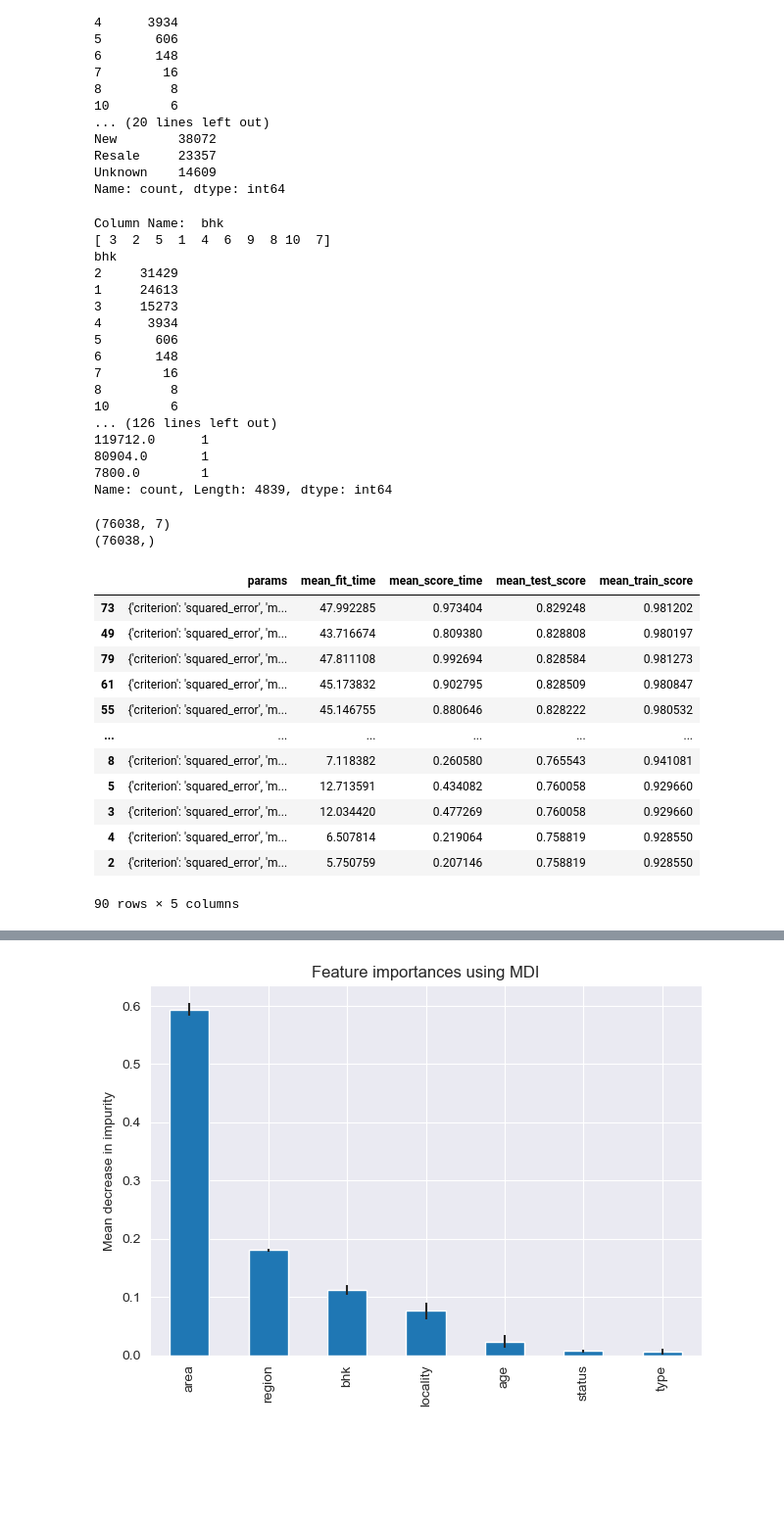
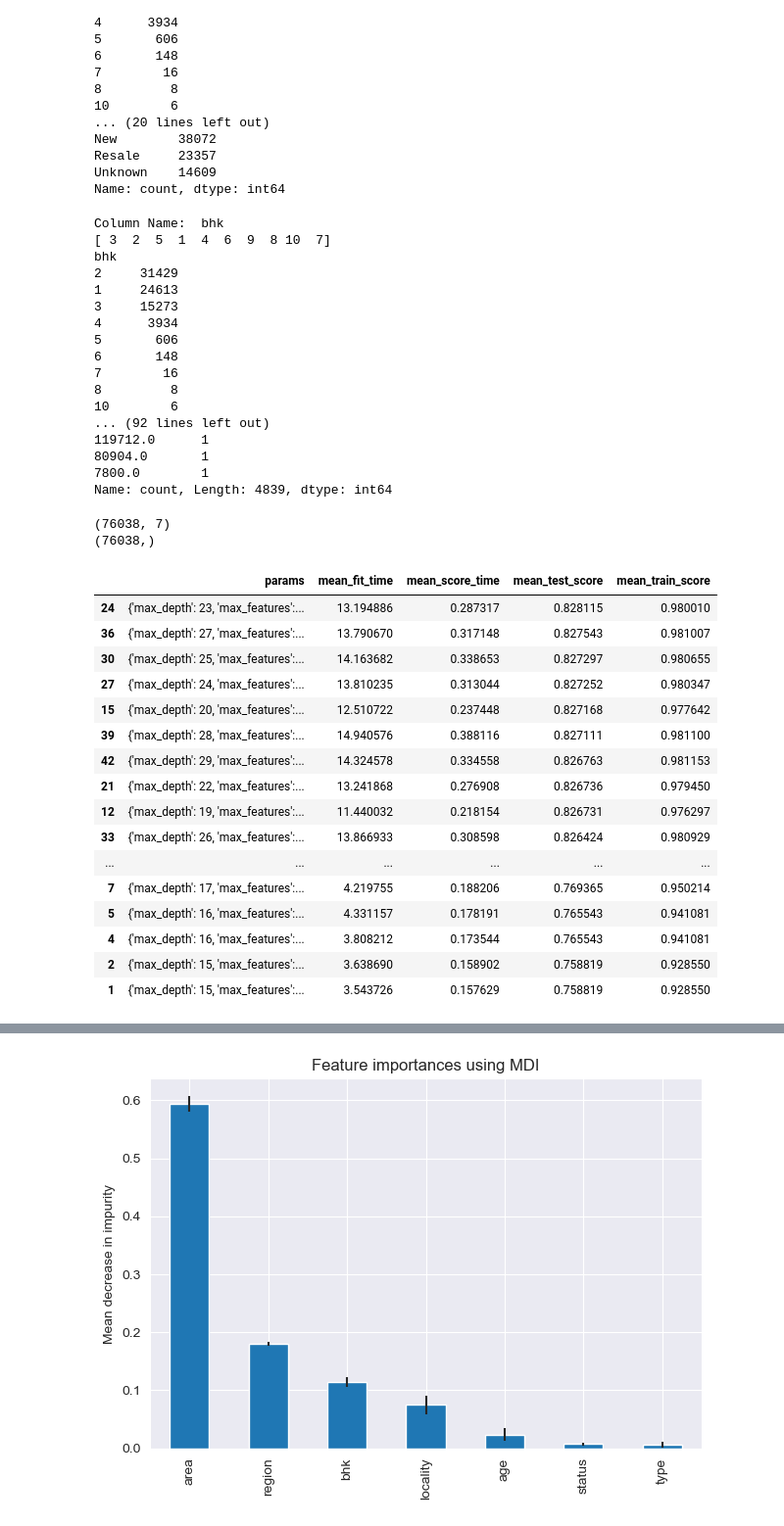
Before and after one commit to MinhPhucLe/Machine-Learning-Project-2023.2, a Jupyter notebook: notebooks/RandomForest/RandomForest_1.ipynb, the cells around one changed output, grey strips where cells are left out. Shown: that part at 98% size. Drawn from its saved outputs; the diff is of its cells as text; code cells hidden in the pictures; blank space fills up the shorter version.

Commit message:
New processed data

```diff
--- a/notebooks/RandomForest/RandomForest_1.ipynb
+++ b/notebooks/RandomForest/RandomForest_1.ipynb
@@ -37,6 +37,8 @@ Resale     23357
 Unknown    14609
 Name: count, dtype: int64
 # %%
+from sklearn.preprocessing import LabelEncoder
+le = LabelEncoder()
 def preprocessing(data: pd.DataFrame) -> pd.DataFrame:
     for index in data.index:
         price = data.loc[index, 'price']
@@ -48,6 +50,9 @@ def preprocessing(data: pd.DataFrame) -> pd.DataFrame:
             data.loc[index, 'price_in_USD'] = (price * 100000 * 0.012)
     data.drop(['price_unit',"price"], axis = 1, inplace = True)
     data = data.dropna()
+    for column in X:
+        if column in ["locality","region", "status", "age","type"]:
+            data[column] = le.fit_transform(data[column])
     return data
 # %%
 processed_data = preprocessing(data)
@@ -55,6 +60,7 @@ for column in processed_data:
     print("Column Name: ", column)
     print(processed_data[column].unique())
     print(processed_data[column].value_counts())
+# processed_data.to_csv('../../data/processed_data_1.csv')
 # %% [output]
 Column Name:  bhk
 [ 3  2  5  1  4  6  9  8 10  7]
@@ -68,18 +74,13 @@ bhk
 7        16
 8         8
 10        6
-... (126 lines left out)
+... (92 lines left out)
 119712.0      1
 80904.0       1
 7800.0        1
 Name: count, Length: 4839, dtype: int64
 # %%
-from sklearn.preprocessing import LabelEncoder
-le = LabelEncoder()
 X = processed_data.drop(labels="price_in_USD",axis=1)
-for column in X:
-    if column in ["locality","region", "status", "age","type"]:
-        X[column] = le.fit_transform(X[column])
 Y = processed_data["price_in_USD"]
 print(X.shape)
 print(Y.shape)
@@ -88,8 +89,7 @@ print(Y.shape)
 (76038,)
 # %%
 from sklearn.model_selection import train_test_split
-X_hold, X_test, Y_hold, Y_test = train_test_split(X,Y,test_size=0.25,random_state=0)
-X_train, X_val, Y_train,Y_val = train_test_split(X_hold,Y_hold,test_size=0.25,random_state=0)
+X_train, X_test, Y_train, Y_test = train_test_split(X,Y,test_size=0.25,random_state=0)
 # %%
 # from sklearn.model_selection import validation_curve
 #
@@ -150,35 +150,39 @@ X_train, X_val, Y_train,Y_val = train_test_split(X_hold,Y_hold,test_size=0.25,ra
 # %%
 from sklearn.model_selection import GridSearchCV
 
-param_grid = {'n_estimators': [100,200],'max_depth': np.arange(15, 30, 1),'max_features': ['auto', 'sqrt','log2']}
+param_grid = {'max_depth': np.arange(15, 30, 1),'max_features': ['auto', 'sqrt','log2']}
 def hypersearch(model, model_name, param_grid, X_train, Y_train, scoring='r2'):
     # Hyperparameter tuning
     rs = GridSearchCV(model, param_grid, cv=4, scoring=scoring, return_train_score=True)
     rs.fit(X_train, Y_train)
     best_model = rs.best_estimator_
 
     #add the report about best hyperparameter of the model to dataframe
     result = pd.DataFrame(rs.cv_results_)
     result.sort_values('rank_test_score', inplace=True)
     result = result[['params', 'mean_fit_time', 'mean_score_time', 'mean_test_score', 'mean_train_score']]
     display(result)
 
     pickle.dump(best_model, open(model_name, 'wb'))
     return best_model
 
 model = hypersearch(RandomForestRegressor(random_state=42), model_file, param_grid, X, Y)
 # %% [output]
 |  | params | mean_fit_time | mean_score_time | mean_test_score | mean_train_score |
-| 73 | {'criterion': 'squared_error', 'm... | 47.992285 | 0.973404 | 0.829248 | 0.981202 |
-| 49 | {'criterion': 'squared_error', 'm... | 43.716674 | 0.809380 | 0.828808 | 0.980197 |
-| 79 | {'criterion': 'squared_error', 'm... | 47.811108 | 0.992694 | 0.828584 | 0.981273 |
-| 61 | {'criterion': 'squared_error', 'm... | 45.173832 | 0.902795 | 0.828509 | 0.980847 |
-| 55 | {'criterion': 'squared_error', 'm... | 45.146755 | 0.880646 | 0.828222 | 0.980532 |
+| 24 | {'max_depth': 23, 'max_features':... | 13.194886 | 0.287317 | 0.828115 | 0.980010 |
+| 36 | {'max_depth': 27, 'max_features':... | 13.790670 | 0.317148 | 0.827543 | 0.981007 |
+| 30 | {'max_depth': 25, 'max_features':... | 14.163682 | 0.338653 | 0.827297 | 0.980655 |
+| 27 | {'max_depth': 24, 'max_features':... | 13.810235 | 0.313044 | 0.827252 | 0.980347 |
+| 15 | {'max_depth': 20, 'max_features':... | 12.510722 | 0.237448 | 0.827168 | 0.977642 |
+| 39 | {'max_depth': 28, 'max_features':... | 14.940576 | 0.388116 | 0.827111 | 0.981100 |
+| 42 | {'max_depth': 29, 'max_features':... | 14.324578 | 0.334558 | 0.826763 | 0.981153 |
+| 21 | {'max_depth': 22, 'max_features':... | 13.241868 | 0.276908 | 0.826736 | 0.979450 |
+| 12 | {'max_depth': 19, 'max_features':... | 11.440032 | 0.218154 | 0.826731 | 0.976297 |
+| 33 | {'max_depth': 26, 'max_features':... | 13.866933 | 0.308598 | 0.826424 | 0.980929 |
 | ... | ... | ... | ... | ... | ... |
-| 8 | {'criterion': 'squared_error', 'm... | 7.118382 | 0.260580 | 0.765543 | 0.941081 |
-| 5 | {'criterion': 'squared_error', 'm... | 12.713591 | 0.434082 | 0.760058 | 0.929660 |
-| 3 | {'criterion': 'squared_error', 'm... | 12.034420 | 0.477269 | 0.760058 | 0.929660 |
-| 4 | {'criterion': 'squared_error', 'm... | 6.507814 | 0.219064 | 0.758819 | 0.928550 |
-| 2 | {'criterion': 'squared_error', 'm... | 5.750759 | 0.207146 | 0.758819 | 0.928550 |
+| 7 | {'max_depth': 17, 'max_features':... | 4.219755 | 0.188206 | 0.769365 | 0.950214 |
+| 5 | {'max_depth': 16, 'max_features':... | 4.331157 | 0.178191 | 0.765543 | 0.941081 |
+| 4 | {'max_depth': 16, 'max_features':... | 3.808212 | 0.173544 | 0.765543 | 0.941081 |
+| 2 | {'max_depth': 15, 'max_features':... | 3.638690 | 0.158902 | 0.758819 | 0.928550 |
+| 1 | {'max_depth': 15, 'max_features':... | 3.543726 | 0.157629 | 0.758819 | 0.928550 |
-90 rows × 5 columns
 # %%
```
Also changed, not shown: parts of 6 cells of this notebook, 7 other files.
